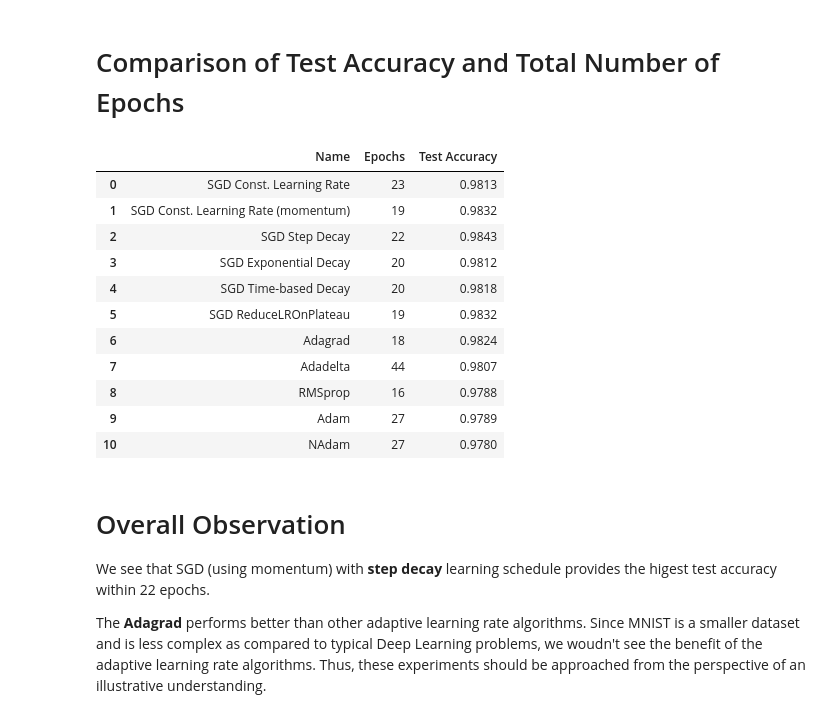
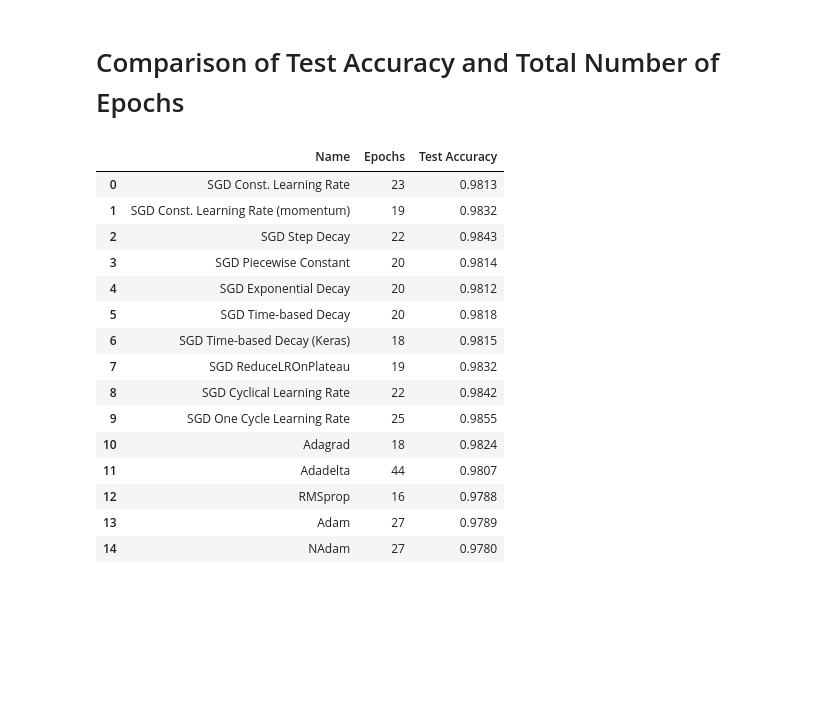
Before and after one commit to rhasanbd/Smooth-Taste-of-Keras--Journey-Through-MLPs, a Jupyter notebook: Keras-MLP Classifier-3-Learning Rate Experiments.ipynb, the cells around one changed output. Saved outputs shown, nothing was run; the diff lists cells and outputs as text; code cells hidden in the pictures; blank space fills up the shorter version.

```diff
--- a/Keras-MLP Classifier-3-Learning Rate Experiments.ipynb
+++ b/Keras-MLP Classifier-3-Learning Rate Experiments.ipynb
@@ -906,7 +1387,25 @@ print("Time-based Decay - Test Loss: ", test_loss_ReduceLROnPlateau)
 
 plot_learning_curves(history_ReduceLROnPlateau, numOfEpochs_ReduceLROnPlateau , "ReduceLROnPlateau")
 
-plot_learning_rate(loss_history_ReduceLROnPlateau_cb, numOfEpochs_ReduceLROnPlateau , "Learning Rate: ReduceLROnPlateau")
+plot_learning_rate(loss_history_ReduceLROnPlateau_cb, numOfEpochs_ReduceLROnPlateau ,
+                   "Learning Rate: ReduceLROnPlateau")
+
+
+plt.figure(figsize=(10,6))
+plt.plot(history_ReduceLROnPlateau.epoch, history_ReduceLROnPlateau.history["lr"], "bo-")
+plt.xlabel("epoch")
+plt.ylabel("learning rate", color='b')
+plt.tick_params('y', colors='b')
+plt.gca().set_xlim(0, numOfEpochs_ReduceLROnPlateau - 1)
+plt.grid(True)
+
+ax2 = plt.gca().twinx()
+ax2.plot(history_ReduceLROnPlateau.epoch, history_ReduceLROnPlateau.history["val_loss"], "r^-")
+ax2.set_ylabel('Validation Loss', color='r')
+ax2.tick_params('y', colors='r')
+
+plt.title("Learning Rate: ReduceLROnPlateau", fontsize=14)
+plt.show()
 # %% [output]
 Epochs:  19
 Time-based Decay - Train Accuracy:  0.9992727
@@ -918,0 +2103,21 @@ Time-based Decay - Test Loss:  0.06106927128024836
+# %%
+numOfEpochs_oneCycle  = len(history_oneCycle.history['loss'])
+print("Epochs: ", numOfEpochs_oneCycle)
+
+train_loss_oneCycle = model_oneCycle.evaluate(X_train, y_train, verbose=0)[0]
+train_accuracy_oneCycle = model_oneCycle.evaluate(X_train, y_train, verbose=0)[1]
+
+test_loss_oneCycle = model_oneCycle.evaluate(X_test, y_test, verbose=0)[0]
+test_accuracy_oneCycle = model_oneCycle.evaluate(X_test, y_test, verbose=0)[1]
+
+print("One Cycle - Train Accuracy: ", train_accuracy_oneCycle)
+print("One Cycle - Test Accuracy: ", test_accuracy_oneCycle)
+
+print("\nOne Cycle - Train Loss: ", train_loss_oneCycle)
+print("One Cycle - Test Loss: ", test_loss_oneCycle)
+
+
+plot_learning_curves(history_oneCycle, numOfEpochs_oneCycle, "One Cycle")
+
+plot_learning_rate(loss_history_oneCycle_cb, numOfEpochs_oneCycle,
+                   "Learning Rate: One Cycle", momentumPlot=True)
@@ -1539,34 +2786,36 @@ plt.show()
 # %%
 data = [
     ["SGD Const. Learning Rate", numOfEpochs_constant_lrate, test_accuracy_constant_lrate],
     ["SGD Const. Learning Rate (momentum)", numOfEpochs_constant_lrate_momentum, test_accuracy_constant_lrate_momentum],
     ["SGD Step Decay", numOfEpochs_step_decay, test_accuracy_step_decay],
+    ["SGD Piecewise Constant", numOfEpochs_piecewise_constant, test_accuracy_piecewise_constant],
     ["SGD Exponential Decay", numOfEpochs_exp_decay, test_accuracy_exp_decay],
     ["SGD Time-based Decay", numOfEpochs_time_based_decay, test_accuracy_time_based_decay],
+    ["SGD Time-based Decay (Keras)", numOfEpochs_time_based_decay_keras, test_accuracy_time_based_decay_keras],
     ["SGD ReduceLROnPlateau", numOfEpochs_ReduceLROnPlateau, test_accuracy_ReduceLROnPlateau],
+    ["SGD Cyclical Learning Rate", numOfEpochs_clr, test_accuracy_clr],
+    ["SGD One Cycle Learning Rate", numOfEpochs_oneCycle, test_accuracy_oneCycle],
     ["Adagrad", numOfEpochs_Adagrad, test_accuracy_Adagrad],
     ["Adadelta", numOfEpochs_Adadelta, test_accuracy_Adadelta],
     ["RMSprop", numOfEpochs_RMSprop, test_accuracy_RMSprop],
     ["Adam", numOfEpochs_Adam, test_accuracy_Adam],
     ["NAdam", numOfEpochs_Nadam, test_accuracy_Nadam]
        ]
 pd.DataFrame(data, columns=["Name", "Epochs", "Test Accuracy"])
 # %% [output]
 |  | Name | Epochs | Test Accuracy |
 | 0 | SGD Const. Learning Rate | 23 | 0.9813 |
 | 1 | SGD Const. Learning Rate (momentum) | 19 | 0.9832 |
 | 2 | SGD Step Decay | 22 | 0.9843 |
-| 3 | SGD Exponential Decay | 20 | 0.9812 |
-| 4 | SGD Time-based Decay | 20 | 0.9818 |
-| 5 | SGD ReduceLROnPlateau | 19 | 0.9832 |
-| 6 | Adagrad | 18 | 0.9824 |
-| 7 | Adadelta | 44 | 0.9807 |
-| 8 | RMSprop | 16 | 0.9788 |
-| 9 | Adam | 27 | 0.9789 |
-| 10 | NAdam | 27 | 0.9780 |
+| 3 | SGD Piecewise Constant | 20 | 0.9814 |
+| 4 | SGD Exponential Decay | 20 | 0.9812 |
+| 5 | SGD Time-based Decay | 20 | 0.9818 |
+| 6 | SGD Time-based Decay (Keras) | 18 | 0.9815 |
+| 7 | SGD ReduceLROnPlateau | 19 | 0.9832 |
+| 8 | SGD Cyclical Learning Rate | 22 | 0.9842 |
+| 9 | SGD One Cycle Learning Rate | 25 | 0.9855 |
+| 10 | Adagrad | 18 | 0.9824 |
+| 11 | Adadelta | 44 | 0.9807 |
+| 12 | RMSprop | 16 | 0.9788 |
+| 13 | Adam | 27 | 0.9789 |
+| 14 | NAdam | 27 | 0.9780 |
-# %% [markdown]
-# Overall Observation
-
-We see that SGD (using momentum) with **step decay** learning schedule provides the higest test accuracy within 22 epochs.
-
-The **Adagrad** performs better than other adaptive learning rate algorithms. Since MNIST is a smaller dataset and is less complex as compared to typical Deep Learning problems, we woudn't see the benefit of the adaptive learning rate algorithms. Thus, these experiments should be approached from the perspective of an illustrative understanding.
```
Also changed, not shown: parts of 95 cells of this notebook, 2 other files.
